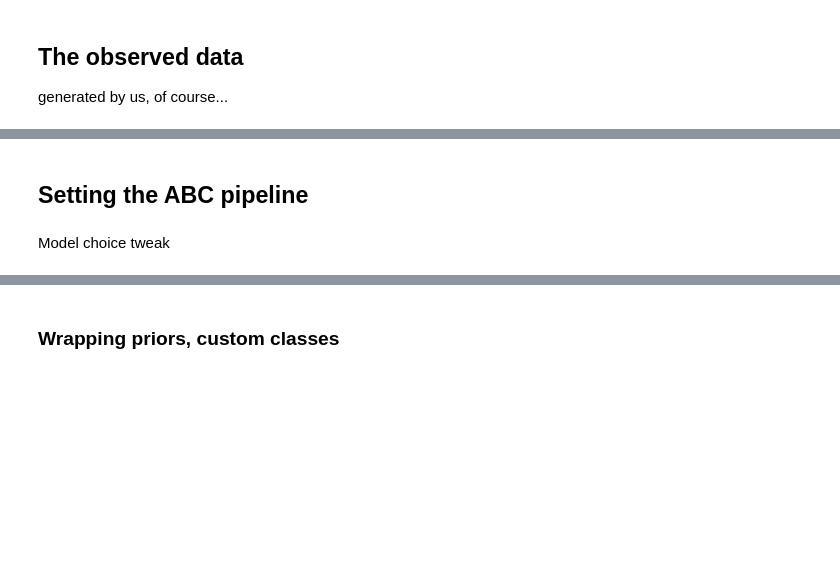
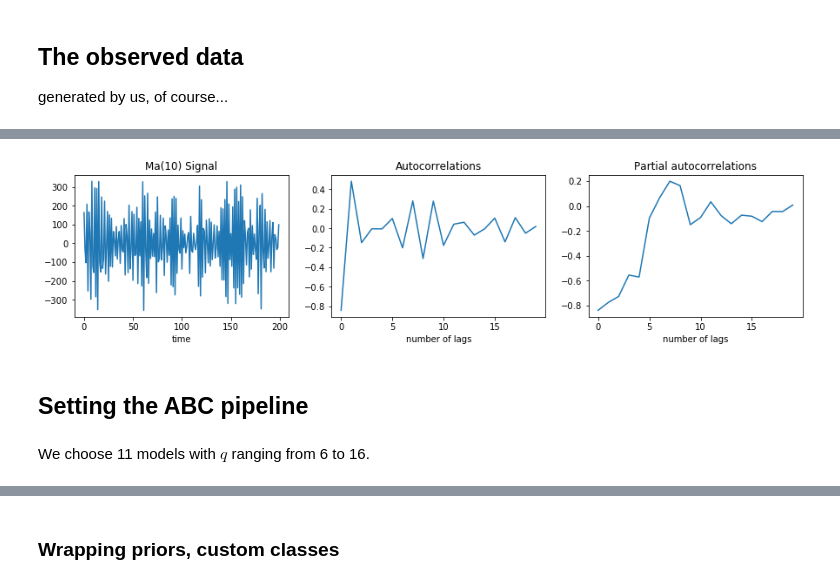
Before and after one commit to diyabc/abcranger, a Jupyter notebook: testpy/Model Choice Demo.ipynb, the cells around one changed output, grey strips where cells are left out. Saved outputs shown, nothing was run; the diff lists cells and outputs as text; code cells hidden in the pictures; blank space fills up the shorter version.

```diff
--- a/testpy/Model Choice Demo.ipynb
+++ b/testpy/Model Choice Demo.ipynb
@@ -10,10 +10,12 @@ def MAq(t, n_obs=10000, batch_size=1, random_state=None):
     # Make inputs 2d arrays for numpy broadcasting with w
     s = t.shape[1]
     assert t.shape[0] == batch_size
-    w = np.random.randn(batch_size, n_obs+s)  # i.i.d. sequence ~ N(0,1)
-    x = w[:,s:]
+    random_state = random_state or np.random
+    w = random_state.randn(batch_size, n_obs+s)  # i.i.d. sequence ~ N(0,1)
+    x = w[:, s:]
     for p in range(s):
-        x = x + np.repeat(np.reshape(t[:,p],(batch_size,1)),n_obs,axis=1)*w[:, (s-p-1):(-p-1)]
+        x = x + np.repeat(np.reshape(t[:, p], (batch_size, 1)),
+                          n_obs, axis=1)*w[:, (s-p-1):(-p-1)]
     return x
 # %% [markdown]
 ## Priors constraint
@@ -91,7 +84,40 @@ plt.plot(y_obs[0]);
+# %%
+from statsmodels.tsa.stattools import acf, pacf
+
+Ncovmult=4
+
+def pautocorr(x, to=1):
+    C = np.zeros((x.shape[0], to*Ncovmult))
+    for i in range(x.shape[0]):
+        C[i, 0::Ncovmult] = acf(x[i][1:], True, nlags=to, fft=True)[1:]
+        res = pacf(x[i][1:], nlags=to, method='ols', alpha=0.05)
+        C[i, 1::Ncovmult] = res[0][1:]
+        C[i, 2::Ncovmult] = res[1][1:, 0]
+        C[i, 3::Ncovmult] = res[1][1:, 1]
+    return C
+# %%
+import matplotlib.pyplot as plt
+plt.figure(figsize=(15,3))
+plt.subplot(131)
+plt.plot(y_obs[0])
+plt.title("Ma(10) Signal")
+plt.xlabel("time")
+plt.subplot(132)
+plt.title("Autocorrelations")
+plt.xlabel("number of lags")
+plt.plot(pautocorr(y_obs,20)[0,0::4]);
+plt.subplot(133)
+plt.title("Partial autocorrelations")
+plt.xlabel("number of lags")
+plt.plot(pautocorr(y_obs,20)[0,1::4])
+plt.savefig("modelchoice-Signal.svg", format="svg")
+#print('Thetas : ', modsimple[0])
+# %% [output]
+[figure, added]
 # %% [markdown]
 ## Setting the ABC pipeline
 # %%
 import elfi
-# %% [markdown]
-Model choice tweak
+# %% [markdown]
+We choose 11 models with $q$ ranging from 6 to 16.
 # %%
```
Also changed, not shown: parts of 23 cells of this notebook, 20 other files.
